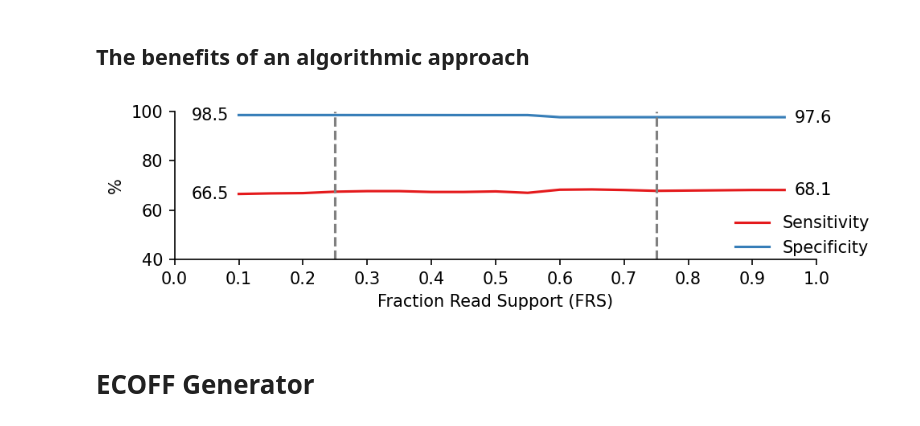
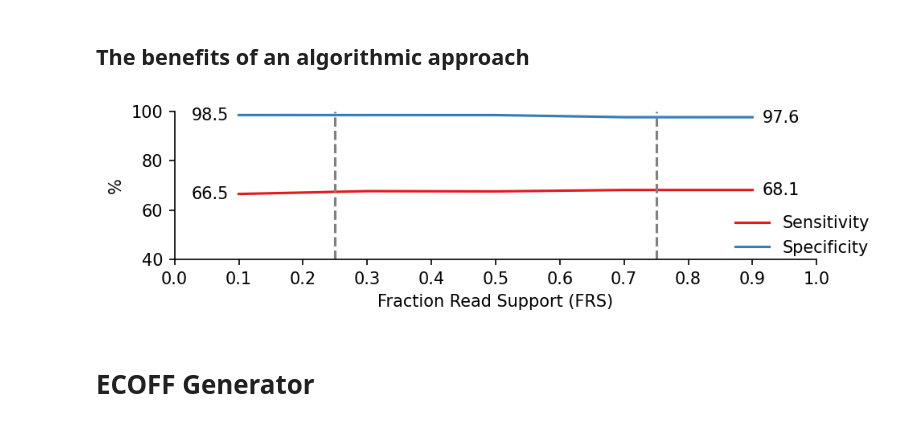
Before and after one commit to fowler-lab/catomatic, a Jupyter notebook: examples/lab_demo.ipynb, the cells around one changed output. Saved outputs shown, nothing was run; the diff lists cells and outputs as text; code cells hidden in the pictures.

```diff
--- a/examples/lab_demo.ipynb
+++ b/examples/lab_demo.ipynb
@@ -217,7 +211,7 @@ Name: count, dtype: int64
 # %% [markdown]
 ## The benefits of a piezo-parsable catalogue
 # %%
-catalogue = BuildCatalogue(samples=bdq_samples, mutations=bdq_mutations, test='Binomial', background=0.1, p=0.95, strict_unlock=True)
+catalogue = BinaryBuilder(samples=bdq_samples, mutations=bdq_mutations).build( test='Binomial', background=0.1, p=0.95, strict_unlock=True)
 #export piezo comatible format
 catalogue.to_piezo(genbank_ref="NC_000962.3", catalogue_name="DEMO", version='0.1.1', drug="BDQ", wildcards=piezo_wildcards, outfile='./catalogue.csv')
 
@@ -241,31 +235,31 @@ Specificity: 0.9844413012729845
 # %%
 results = []
 
-for i in np.arange(0.1, 1, 0.05):
+for i in np.arange(0.1, 1, 0.2):
     # Build and save catalogue across FRS range
     catalogue_name = f"BDQ-{int(i*100)}-2024.11"
     csv_path = f"./temp/catalogue_{int(i*100)}.csv"
 
-    catalogue =  BuildCatalogue(bdq_samples, bdq_mutations, FRS=i, test='Binomial', tails='two', strict_unlock=True, background=0.1)
+    catalogue =  BinaryBuilder(bdq_samples, bdq_mutations, FRS=i).build(test='Binomial', tails='two', strict_unlock=True, background=0.1)
     catalogue.to_piezo("NC_000962.3", catalogue_name, "1.1", "BDQ", piezo_wildcards, outfile=f"./temp/catalogue_{int(i*100)}.csv")
 
     # Predict with catalogue at FRS 0.1
     cm, _cov, _sens, _spec, _FN_ids, _FP_ids = utils.piezo_predict(
         test_set,
         csv_path,
         "BDQ",
         Print=False,
         U_to_S=True
     )
 
     results.append((i, _sens * 100, _spec * 100, _cov * 100, _FN_ids))
 
 # Create DataFrame
 data = pd.DataFrame(results, columns=["FRS", "Sensitivity", "Specificity", "Coverage", "FNs"])
 
 utils.FRS_vs_metric(data[['FRS', 'Sensitivity', 'Specificity']], cov=False)
 # %% [output]
-[figure, old version]
+[figure, new version]
 # %% [markdown]
 # ECOFF Generator
 # %%
```
Also changed, not shown: parts of 17 cells of this notebook, 20 other files.
